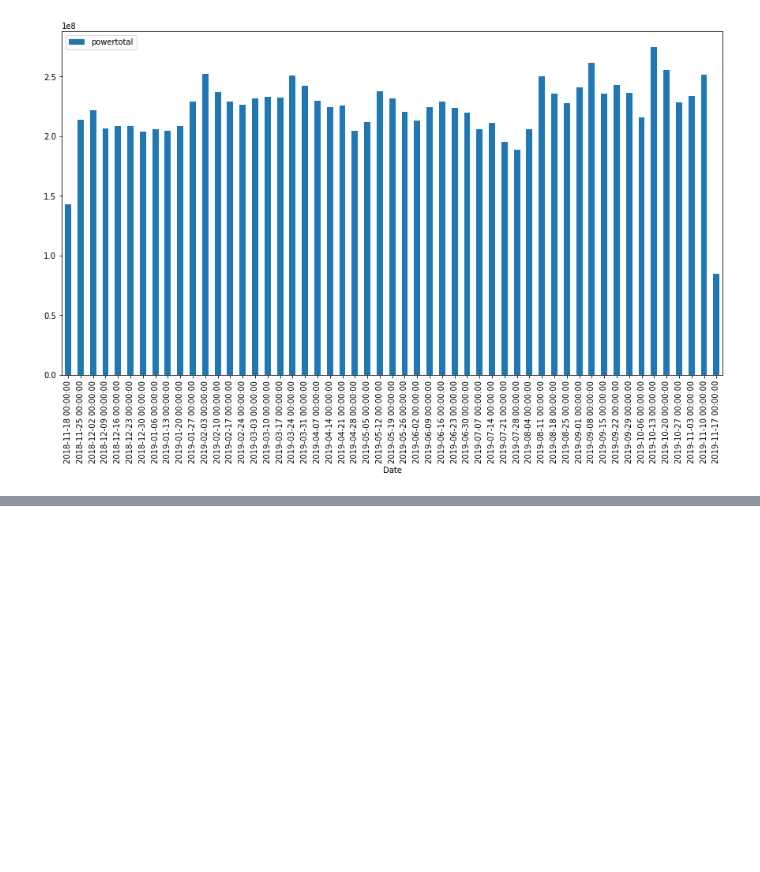
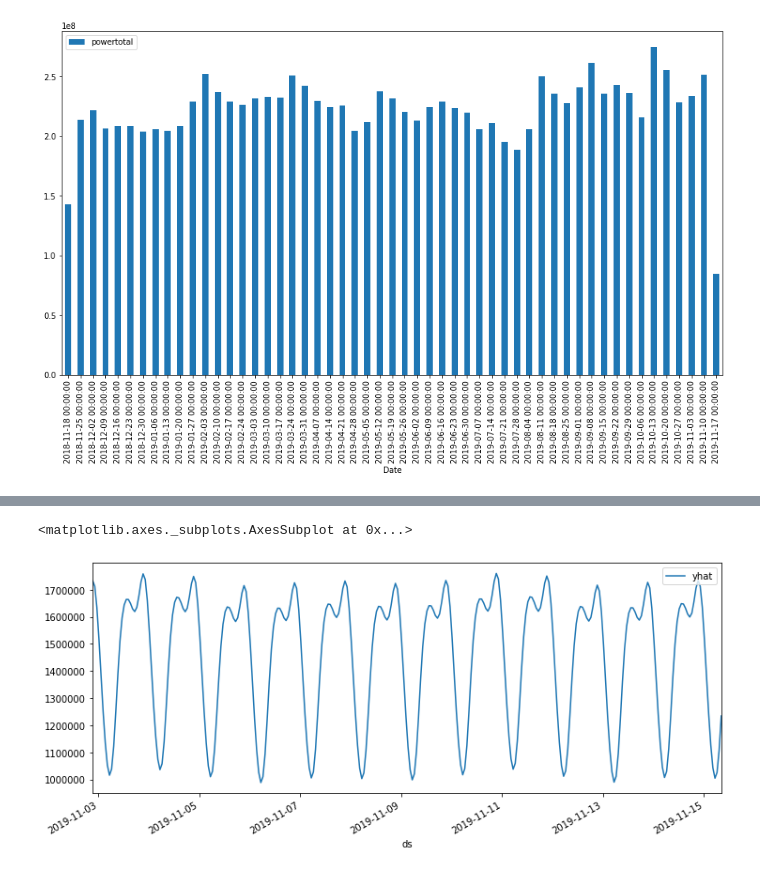
Before and after one commit to Landstein/Water-Treatment-Plant-Power-Predictions, a Jupyter notebook: Facebook Prophet Analysis.ipynb, the cells around one changed output, grey strips where cells are left out. Cells and saved outputs as stored; diff of their text form; code cells hidden in the pictures; blank space fills up the shorter version.

```diff
--- a/Facebook Prophet Analysis.ipynb
+++ b/Facebook Prophet Analysis.ipynb
@@ -89,0 +126,5 @@ df_power.resample('W').sum().plot.bar(figsize=(15,8))
+# %%
+forecast[-300:].plot(x='ds', y='yhat', figsize=(12,5))
+# %% [output]
+<matplotlib.axes._subplots.AxesSubplot at 0x...>
+[figure, added]
```
Also changed, not shown: parts of 8 cells of this notebook.
